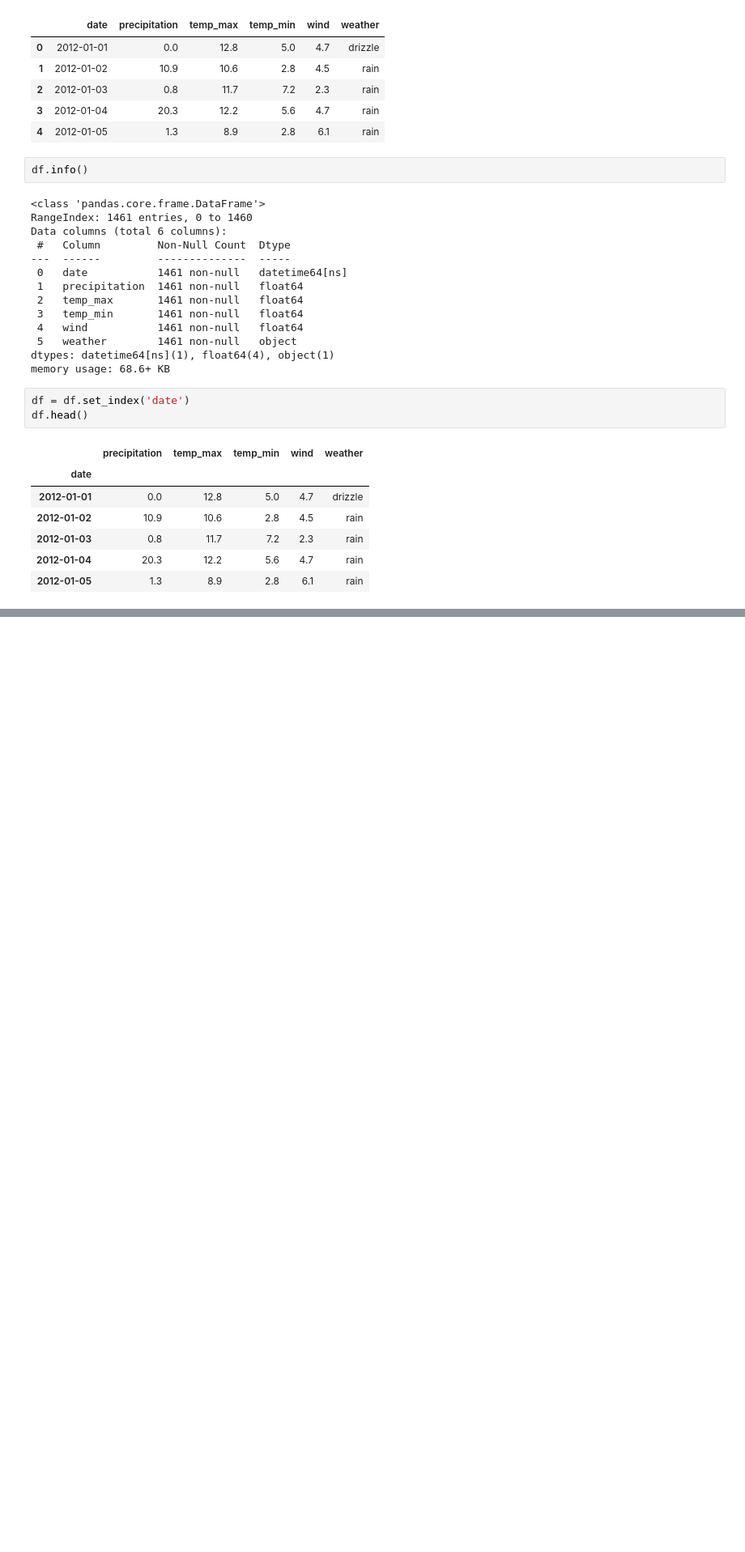
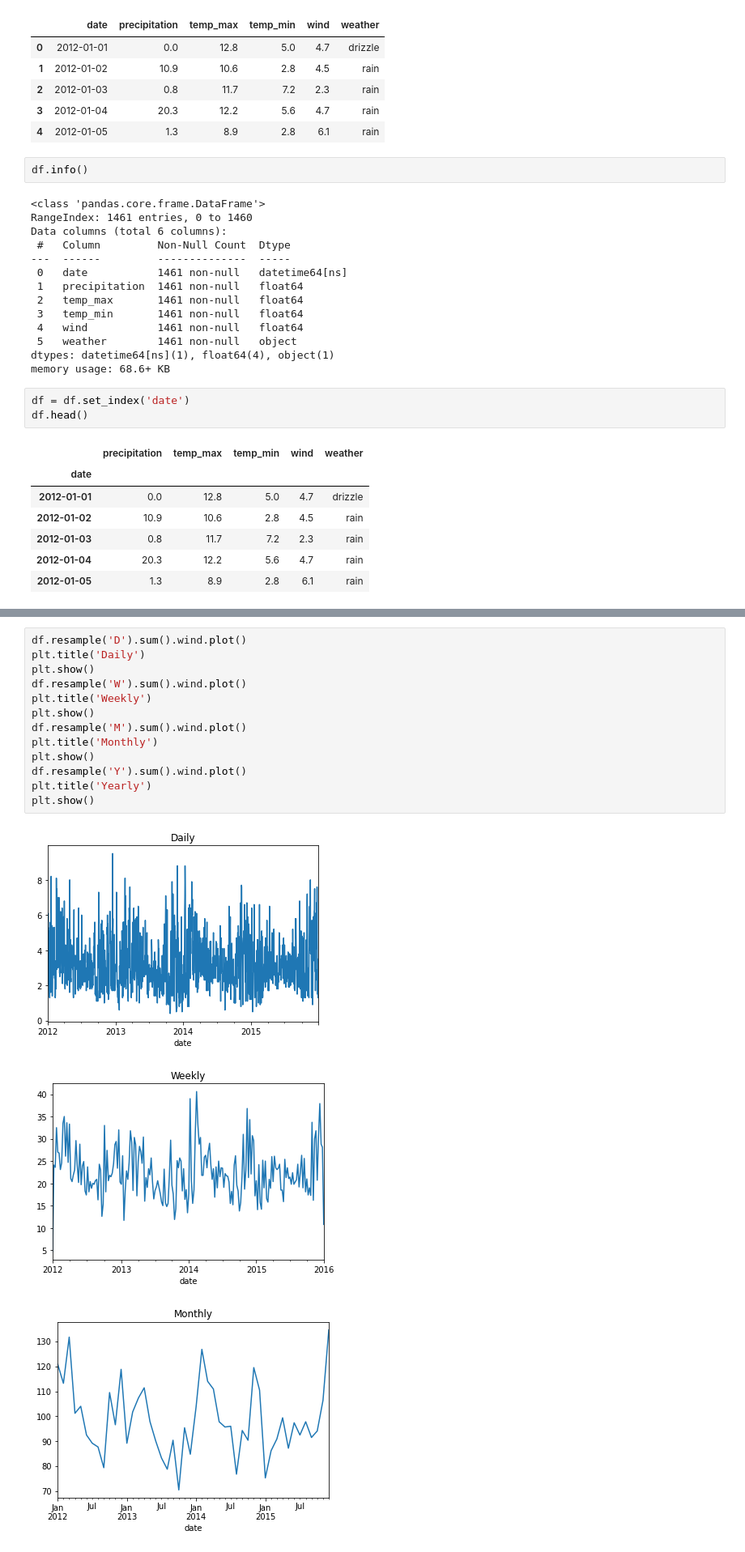
Before and after one commit to JenniferMLewis/time-series-exercises, a Jupyter notebook: working_with_time_series_data.ipynb, the cells around one changed output, grey strips where cells are left out. Shown: that part at 81% size. Saved outputs shown, nothing was run; the diff lists cells and outputs as text; blank space fills up the shorter version.

```diff
--- a/working_with_time_series_data.ipynb
+++ b/working_with_time_series_data.ipynb
@@ -196,0 +241,17 @@ df.head()
+# %%
+df.resample('D').sum().wind.plot()
+plt.title('Daily')
+plt.show()
+df.resample('W').sum().wind.plot()
+plt.title('Weekly')
+plt.show()
+df.resample('M').sum().wind.plot()
+plt.title('Monthly')
+plt.show()
+df.resample('Y').sum().wind.plot()
+plt.title('Yearly')
+plt.show()
+# %% [output]
+[figure, added]
+[figure, added]
+[figure, added]
```
Also changed, not shown: parts of 32 cells of this notebook.
